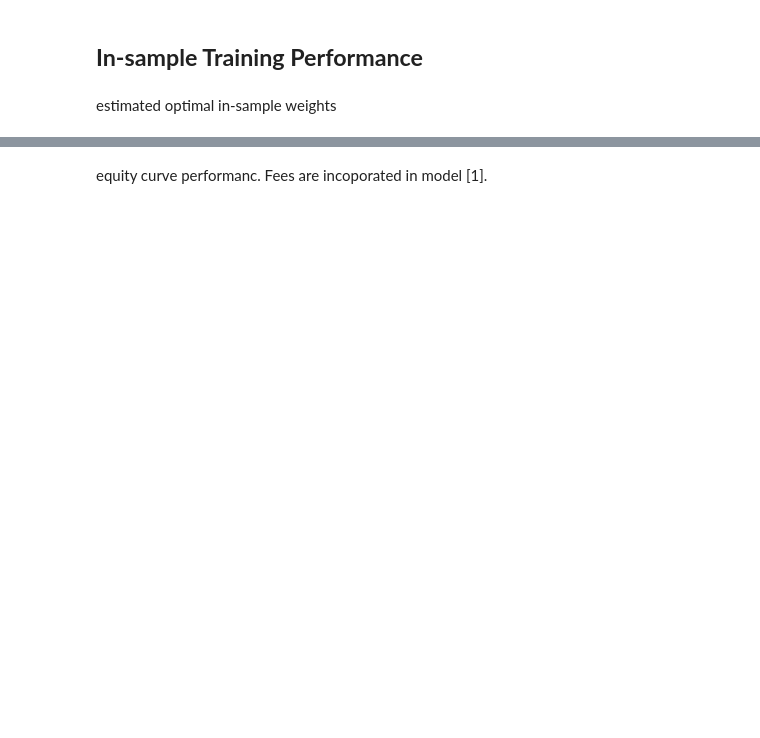
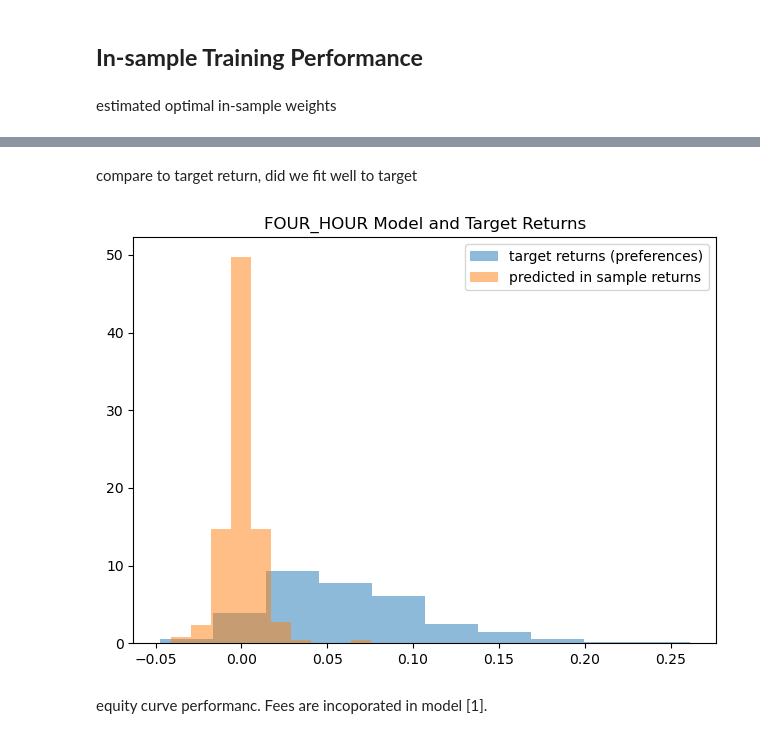
Before and after one commit to AmjadSaidam/Coinbase-DL-Portfolio-Buyer, a Jupyter notebook: backtest.ipynb, the cells around one changed output, grey strips where cells are left out. Saved outputs shown, nothing was run; the diff lists cells and outputs as text; code cells hidden in the pictures; blank space fills up the shorter version.

Commit message:
Model Backtest

```diff
--- a/backtest.ipynb
+++ b/backtest.ipynb
@@ -175,3 +241,13 @@ plt.tight_layout();
+# %% [markdown]
+compare to target return, did we fit well to target
+# %%
+plt.title(f'{data_frequency} Model and Target Returns')
+plt.hist(target_returns, alpha = 0.5, label = 'target returns (preferences)', density = True)
+plt.hist(res_in_sample['predicted_returns'], alpha = 0.5, label = 'predicted in sample returns', density = True)
+plt.legend()
+plt.tight_layout();
+# %% [output]
+[figure, added]
 # %% [markdown]
 equity curve performanc. Fees are incoporated in model [1].
 # %%
```
Also changed, not shown: parts of 16 cells of this notebook.
